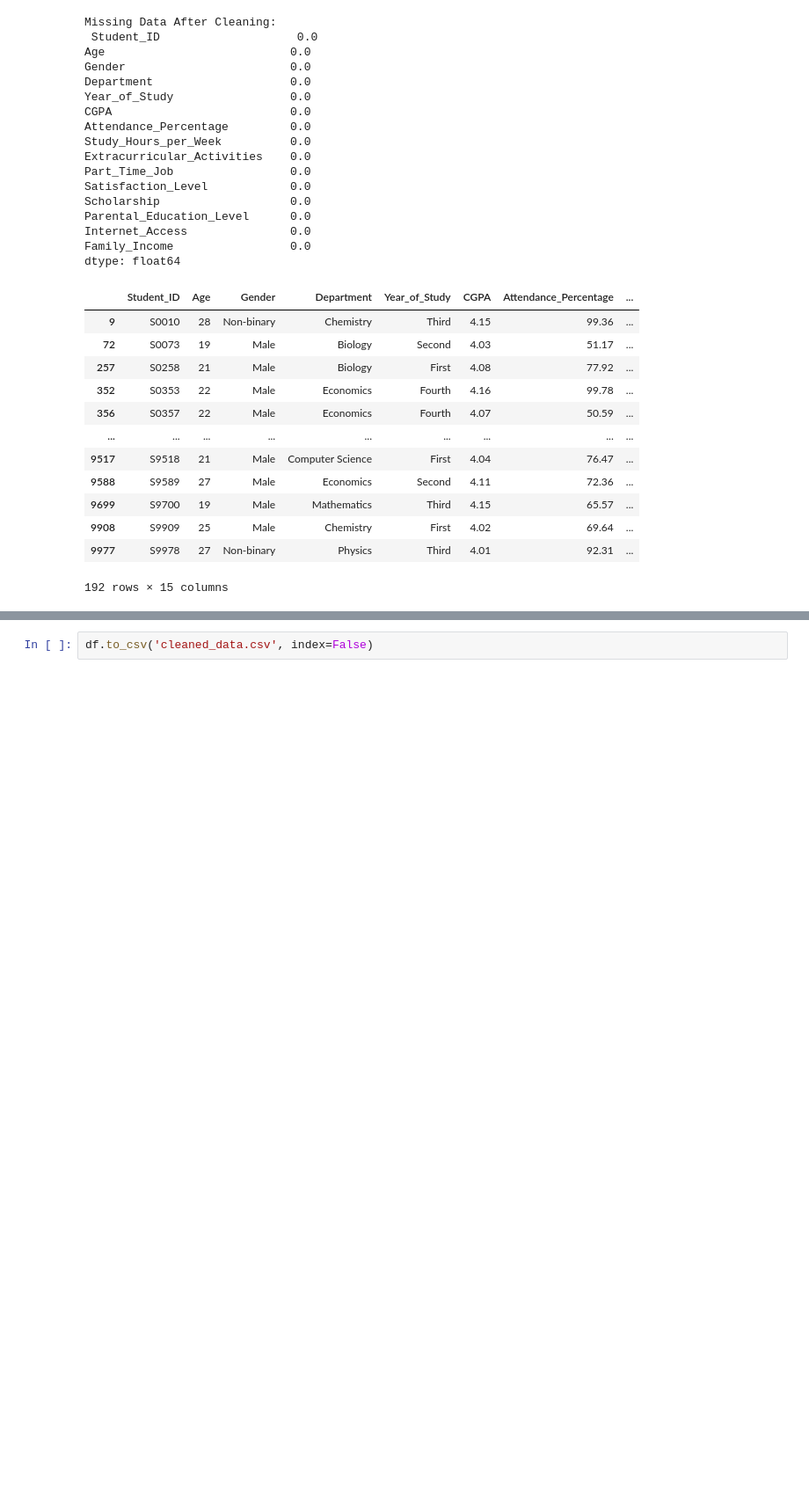
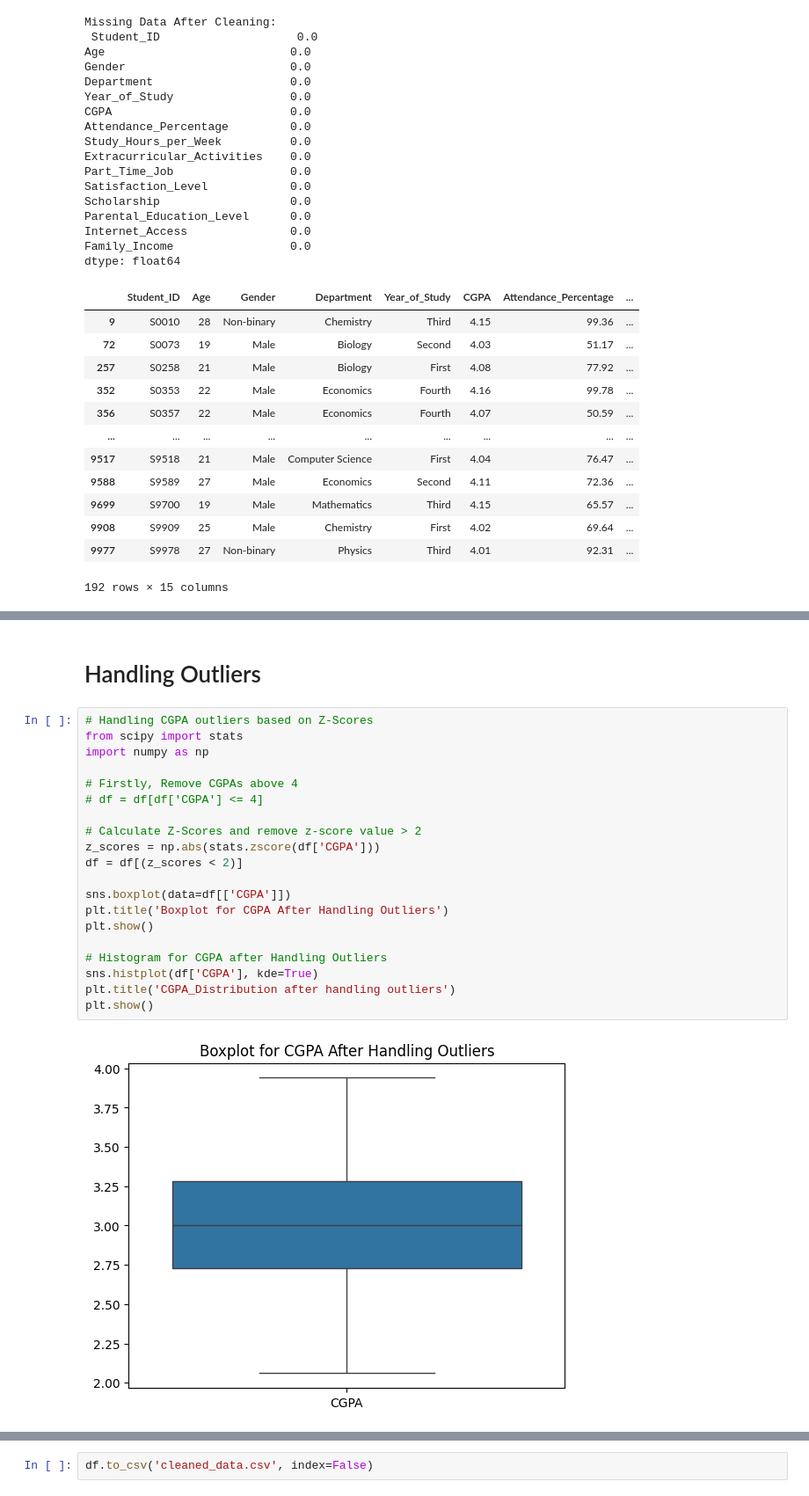
Before and after one commit to Dipto1971/Statistical-Analysis-Data-Science, a Jupyter notebook: Assignment/Assignment_01.ipynb, the cells around one changed output, grey strips where cells are left out. Shown at 88% size. Drawn from its saved outputs; the diff is of its cells as text; blank space fills up the shorter version.

```diff
--- a/Assignment/Assignment_01.ipynb
+++ b/Assignment/Assignment_01.ipynb
@@ -128,0 +166,24 @@ dtype: float64
+# %% [markdown]
+# Handling Outliers
+# %%
+# Handling CGPA outliers based on Z-Scores
+from scipy import stats
+import numpy as np
+
+# Firstly, Remove CGPAs above 4
+# df = df[df['CGPA'] <= 4]
+
+# Calculate Z-Scores and remove z-score value > 2
+z_scores = np.abs(stats.zscore(df['CGPA']))
+df = df[(z_scores < 2)]
+
+sns.boxplot(data=df[['CGPA']])
+plt.title('Boxplot for CGPA After Handling Outliers')
+plt.show()
+
+# Histogram for CGPA after Handling Outliers
+sns.histplot(df['CGPA'], kde=True)
+plt.title('CGPA_Distribution after handling outliers')
+plt.show()
+# %% [output]
+[figure, added]
```
Also changed, not shown: parts of 16 cells of this notebook.
